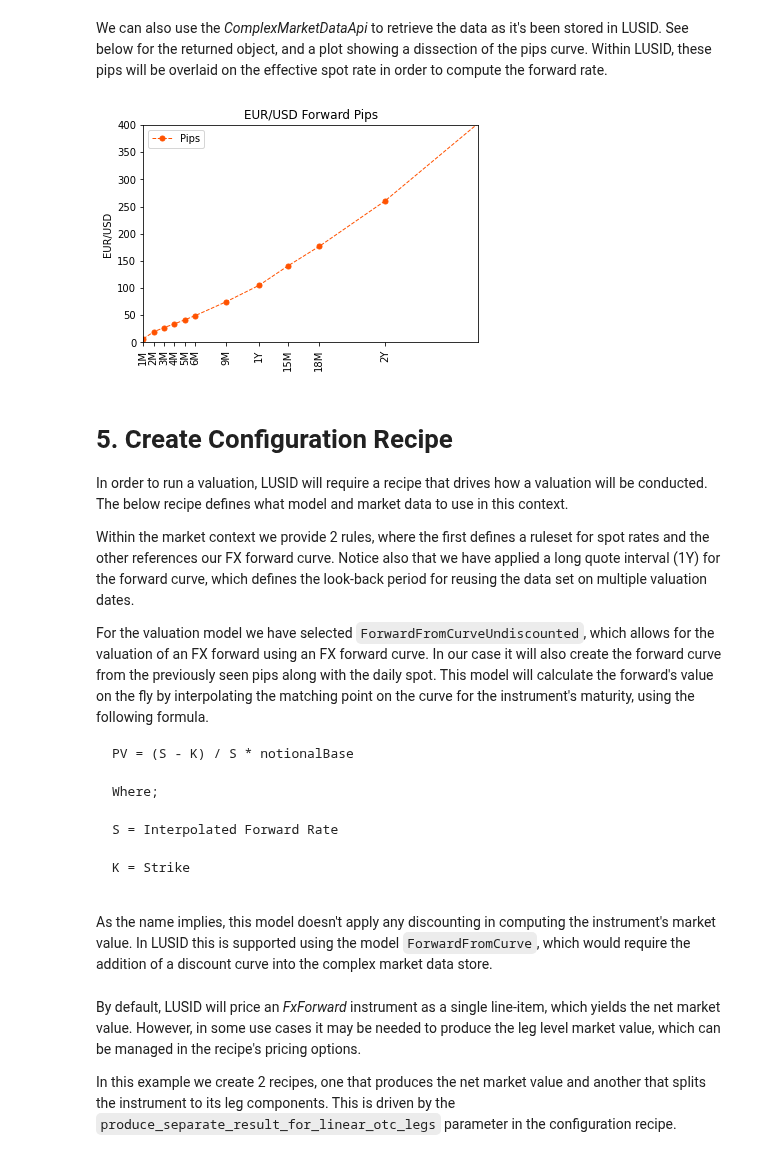
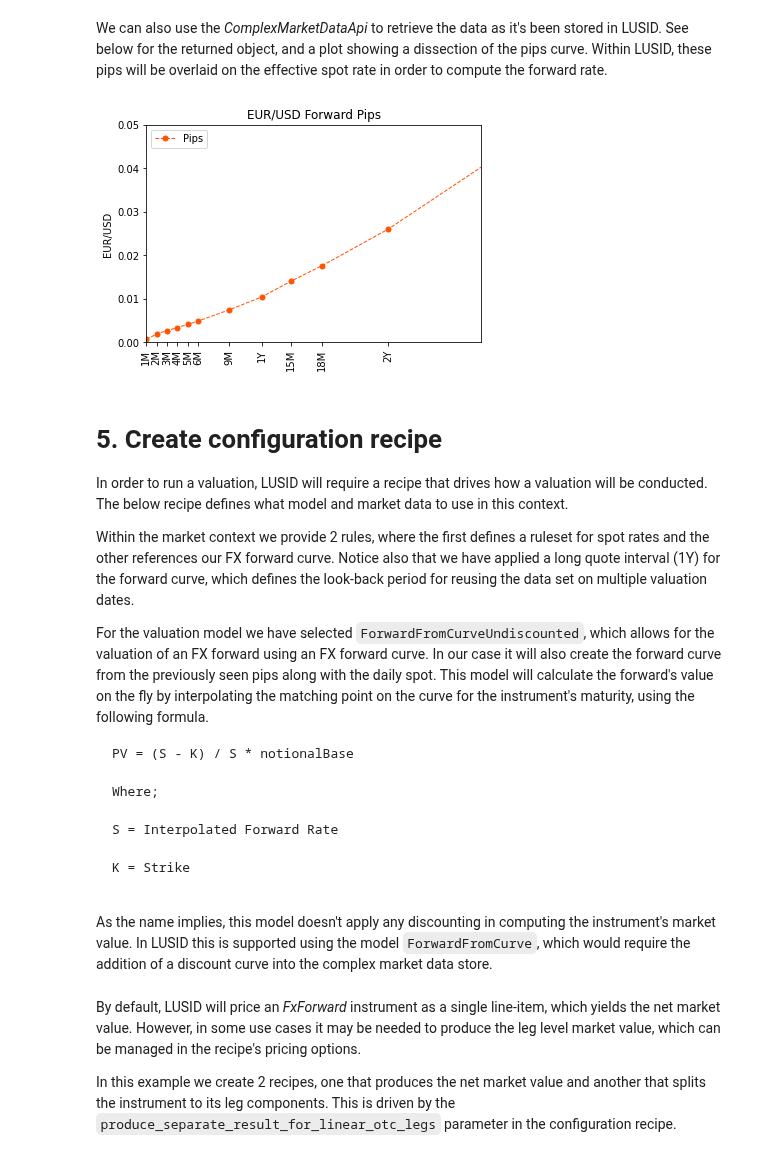
Before and after one commit to finbourne/sample-notebooks, a Jupyter notebook: examples/use-cases/instruments/FX Forward.ipynb, the cells around one changed output. Saved outputs shown, nothing was run; the diff lists cells and outputs as text; code cells hidden in the pictures.

```diff
--- a/examples/use-cases/instruments/FX Forward.ipynb
+++ b/examples/use-cases/instruments/FX Forward.ipynb
@@ -85,9 +85,9 @@ aggregation_api = api_factory.build(lusid.api.AggregationApi)
 # Define a method to produce numeric axes
 def create_curve_axes(spot, rates, tenors, is_pips=False, return_pips=False):
 
-    # Process pips - note that pips are 1 hundredth of a %
+    # Process pips
     if is_pips:
-        rates = [spot + i/10000 for i in rates]
+        rates = [spot + i for i in rates]
 
     # Convert tenors
     tenors_in_days = []
@@ -359,24 +359,24 @@ We can also use the _ComplexMarketDataApi_ to retrieve the data as it's been sto
 # %%
 # Retrieve curve
 forward_curve = complex_market_data_api.get_complex_market_data(
     scope=market_data_scope,
     request_body= {"1": forward_curve_id}
 )
 
 # Get axis data and create plot
 x, y = create_curve_axes(0, forward_curve.values["1"].pip_rates, forward_curve.values["1"].tenors, False, True)
 plt.plot(x,y, color='#ff5200' , marker='o', markersize=5, linestyle='--', linewidth=1, label="Pips")
 x_tenors = forward_curve.values["1"].tenors
 plt.xticks(x, x_tenors, rotation='vertical')
 plt.title('EUR/USD Forward Pips')
 plt.ylabel('EUR/USD')
-plt.xlim([30, 1000]), plt.ylim([0, 400])
+plt.xlim([30, 1000]), plt.ylim([0, 0.05])
 plt.legend(loc="upper left")
 plt.show()
 # %% [output]
-[figure, old version]
+[figure, new version]
 # %% [markdown]
-# 5. Create Configuration Recipe
+# 5. Create configuration recipe
 
 In order to run a valuation, LUSID will require a recipe that drives how a valuation will be conducted. The below recipe defines what model and market data to use in this context.
 
```
Also changed, not shown: parts of 16 cells of this notebook.
